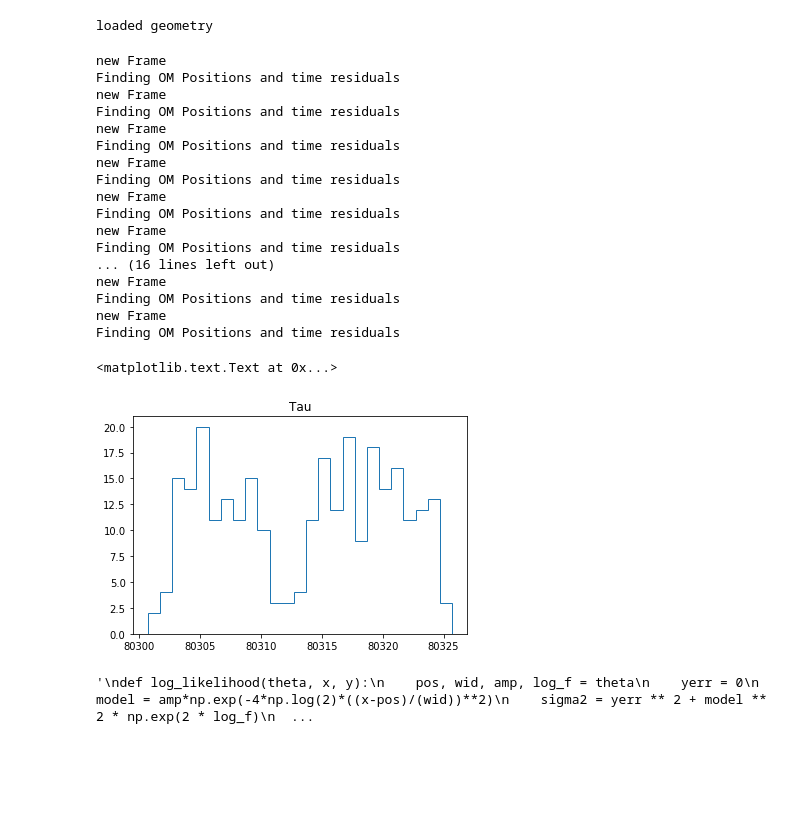
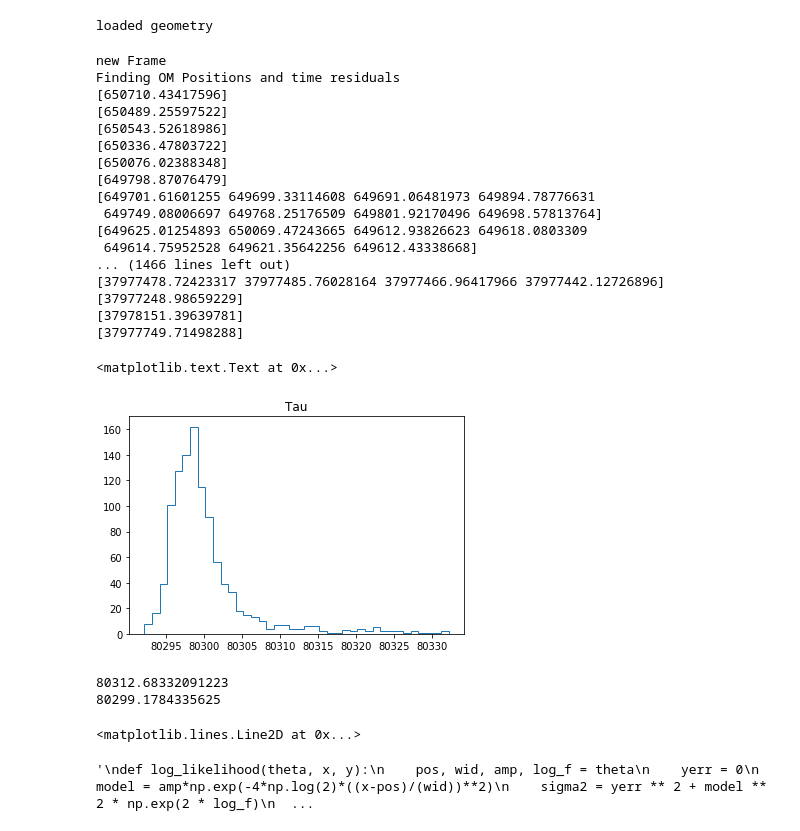
Before and after one commit to ka-til/P-ONE_NuTau, a Jupyter notebook: BiGauss/likelihood_fit.ipynb, the cells around one changed output. Drawn from its saved outputs; the diff is of its cells as text; code cells hidden in the pictures; blank space fills up the shorter version.

```diff
--- a/BiGauss/likelihood_fit.ipynb
+++ b/BiGauss/likelihood_fit.ipynb
@@ -21,6 +356,7 @@ loaded geometry
 maxMCPE_e = 0
 maxMCPE_t = 0
 
+f = 1
 for frame in file:
     print('new Frame')
     mctree = frame["I3MCTree"]
@@ -28,7 +364,7 @@ for frame in file:
     lepton = dataclasses.I3MCTree.first_child(mctree, primary[0].id)
     #tauDecayProd = dataclasses.I3MCTree.get_daughters(mctree, tau.id)
     #daughterTauPos = tau.pos
-    #daughterTauEnergies = tau.energy
+    #daughterTauEnergies = tauDecayProd.energy
 
     mcpeMap = frame['MCPESeriesMap']
 
@@ -42,6 +378,7 @@ for frame in file:
         mcpeList = mcpeMap[omkey]
         timeList = [mcpe.time for mcpe in mcpeList]
         timeList = np.array(timeList)
+        print(timeList)
         #timeRes = timeList - timeTaken
         if lepton.type == 11 or lepton.type == -11:
             if len(timeList) > maxMCPE_e and len(timeList) < 900:
@@ -49,32 +386,37 @@ for frame in file:
                 maxMCPE_e = len(timeList)
                 timeArrival_e = timeList
         if lepton.type == 15 or lepton.type == -15:
-            if len(timeList) > maxMCPE_t and len(timeList) < 900:
+            if len(timeList) > maxMCPE_t and len(timeList) < 2000:
                 #print('-----TIME LIST ------', len(timeList))      #tau
+                print('frame - ', f)
+                print('tau energy- ', lepton.energy)
+                print('OMKEY', omkey)
                 maxMCPE_t = len(timeList)
                 timeArrival_t = timeList
+    f = f+1
 # %% [output]
 new Frame
 Finding OM Positions and time residuals
-new Frame
-Finding OM Positions and time residuals
-new Frame
-Finding OM Positions and time residuals
-new Frame
-Finding OM Positions and time residuals
-new Frame
-Finding OM Positions and time residuals
-new Frame
-Finding OM Positions and time residuals
-... (16 lines left out)
-new Frame
-Finding OM Positions and time residuals
-new Frame
-Finding OM Positions and time residuals
+[650710.43417596]
+[650489.25597522]
+[650543.52618986]
+[650336.47803722]
+[650076.02388348]
+[649798.87076479]
+[649701.61601255 649699.33114608 649691.06481973 649894.78776631
+ 649749.08006697 649768.25176509 649801.92170496 649698.57813764]
+[649625.01254893 650069.47243665 649612.93826623 649618.0803309
+ 649614.75952528 649621.35642256 649612.43338668]
+... (1466 lines left out)
+[37977478.72423317 37977485.76028164 37977466.96417966 37977442.12726896]
+[37977248.98659229]
+[37978151.39639781]
+[37977749.71498288]
 # %%
-bins = np.arange(min(timeArrival_t), min(timeArrival_t)+26, 1)
-num, bin_edges, _ = plt.hist(timeArrival_t, bins=bins, histtype='step')
+timeArrival = timeArrival_t
+bins = np.arange(min(timeArrival), min(timeArrival)+41, 1)
+num, bin_edges, _ = plt.hist(timeArrival, bins=bins, histtype='step')
 plt.title('Tau')
 # %% [output]
 <matplotlib.text.Text at 0x...>
-[figure, old version]
+[figure, new version]
@@ -81,3 +429,18 @@ plt.title('Tau')
+# %%
+bin_centers = (bin_edges[:-1]+bin_edges[1:])/2
+print(bin_centers[index])
+newT = timeArrival[timeArrival < bin_centers[index]]
+mean_timeArrival = newT.mean()
+print(mean_timeArrival)
+# %% [output]
+80312.68332091223
+80299.1784335625
+# %%
+bins = np.arange(min(timeArrival), min(timeArrival)+index+1, 1)
+num, bin_edges, _ = plt.hist(timeArrival, bins=bins, histtype='step')
+plt.axvline(mean_timeArrival, c='r')
+# %% [output]
+<matplotlib.lines.Line2D at 0x...>
 # %%
 import scipy
 
```
Also changed, not shown: parts of 22 cells of this notebook.
